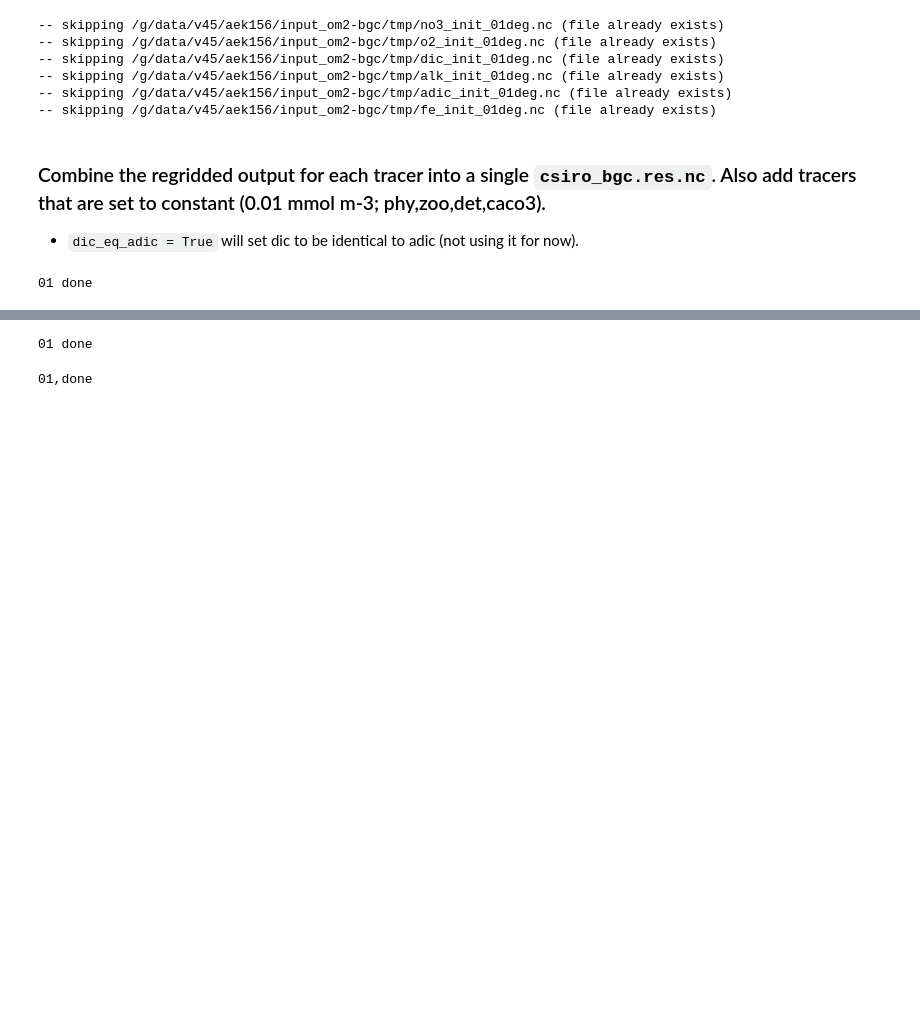
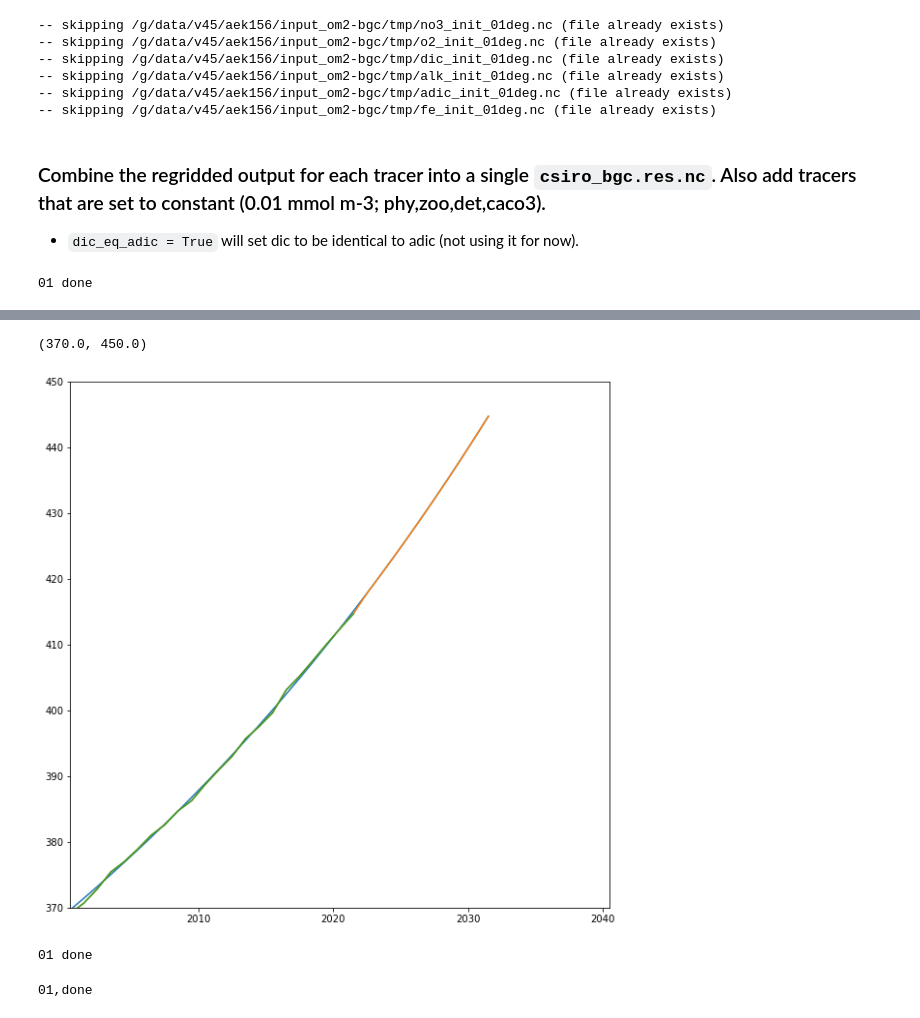
Before and after one commit to COSIMA/input_om2-bgc, a Jupyter notebook: interpolate_to_access-om2.ipynb, the cells around one changed output, grey strips where cells are left out. Drawn from its saved outputs; the diff is of its cells as text; code cells hidden in the pictures; blank space fills up the shorter version.

```diff
--- a/interpolate_to_access-om2.ipynb
+++ b/interpolate_to_access-om2.ipynb
@@ -332,3 +369,13 @@ for it in np.arange(1957,2020+1):
+# %%
+plt.figure(figsize=(10,10))
+plt.plot(date_iaf, [fit(i) for i in range(0, len(atmco2))])
+plt.plot(date_iaf, atmco2)
+plt.plot(date_iaf[0:len(atmco2_data)], atmco2_data)
+plt.xlim([DatetimeNoLeap(2000, 7, 1), DatetimeNoLeap(2040, 7, 1)])
+plt.ylim([370, 450])
+# %% [output]
+(370.0, 450.0)
+[figure, added]
 # %%
 # res_list = ['1','025','01']
 
```
Also changed, not shown: parts of 7 cells of this notebook.
